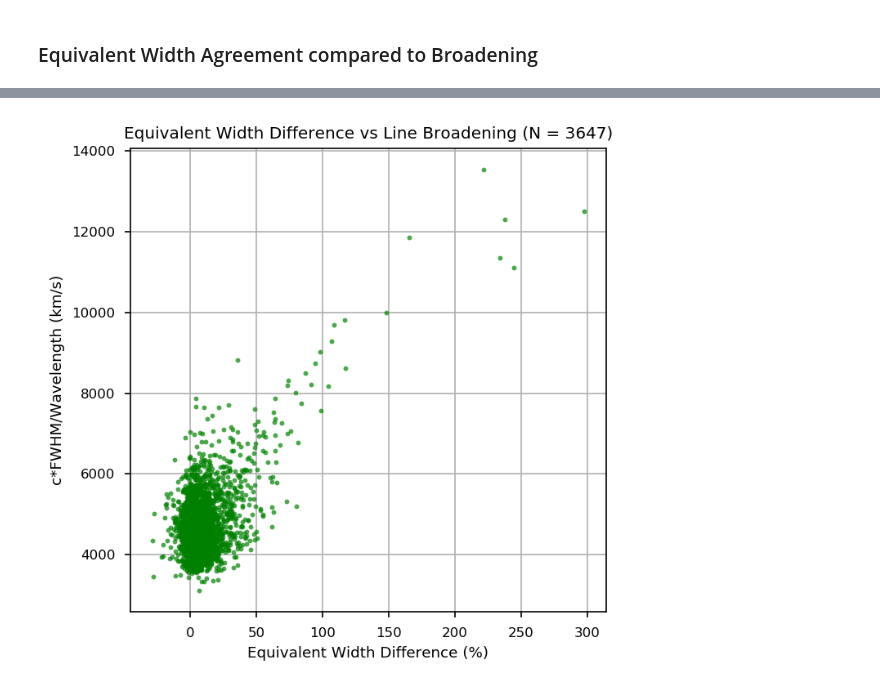
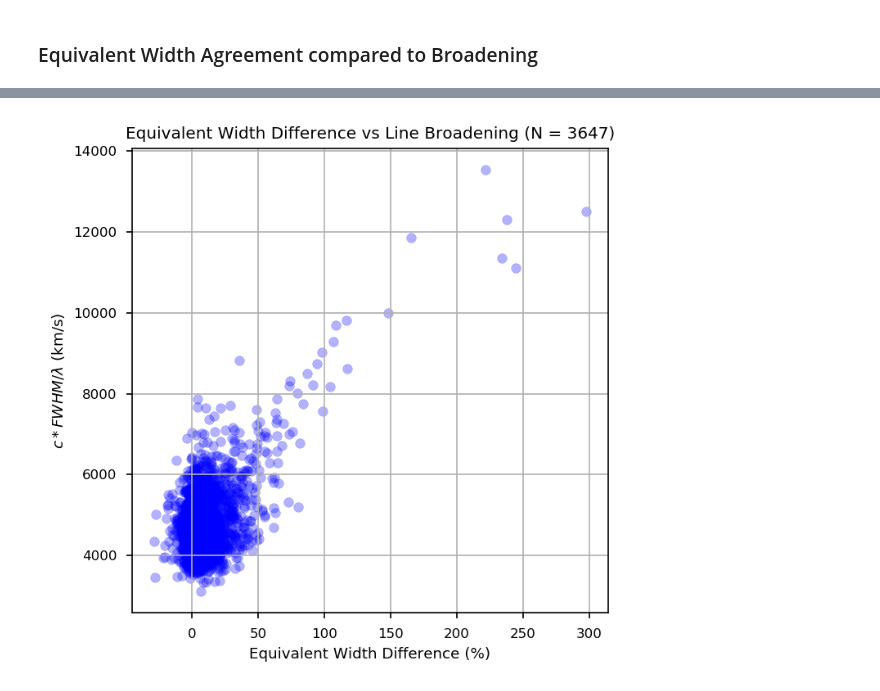
Before and after one commit to jkcarlberg/redgiant_planethosts, a Jupyter notebook: auto_eqw_all.ipynb, the cells around one changed output, grey strips where cells are left out. Drawn from its saved outputs; the diff is of its cells as text; code cells hidden in the pictures.

```diff
--- a/auto_eqw_all.ipynb
+++ b/auto_eqw_all.ipynb
@@ -46,13 +47,14 @@ gauss_amp = -0.2
 gauss_width = 0.15
 gauss_centhresh = 0.2
 
-pars_dict={'7112.17':(10, -0.3, 0.15, 0.2, 0.2), '5838.37':(10,-0.3,0.15,0.15, 0.15)}
+pars_dict={'7112.17':(10, -0.3, 0.15, 0.2, 0.2), '5838.37':(10,-0.3,0.15,0.15, 0.15), '7189.16':(10,-0.3,0.15,-0.3,0.1)}
 
 survey = []
 all_meas = []
 for line in lines:
     # Set fitting parameters
     if line in pars_dict.keys():
+        print(line)
         width = pars_dict[line][0] #Distance from the line on both sides to sample the local continuum from
         gauss_amp = pars_dict[line][1]
         gauss_width = pars_dict[line][2]
@@ -76,7 +78,6 @@ for line in lines:
         byhand_eqw = eqw_df[4][mask.tolist()].tolist()[0]
         if byhand_eqw == 0.:
             continue
-
         s_hdu = fits.open(spec_file)
 
         # Grab the flux and wavelength arrays from the spectrum
@@ -112,19 +113,20 @@ for line in lines:
         #Measure the Equivalent Width of the gaussian line fit against the normalized baseline
         EQW = sp.specfit.EQW(plot=False, continuum_as_baseline=True, xmin = 0, xmax = len(norm))
         EQW = EQW*1000 #mA
+        all_meas.append([line, spec_file.split('/')[-1], ((EQW-byhand_eqw)/byhand_eqw) * 100,EQW-byhand_eqw, fwhm]) #append both formats to the all measurements df
         if percent_difference:
             ew_diff = ((EQW-byhand_eqw)/byhand_eqw) * 100 #Percent Difference
         else:
             ew_diff = EQW-byhand_eqw #mA Difference
         if ew_diff < 1000: #Try to cut out some of these crazy fits
             diff.append(ew_diff)
-        all_meas.append([line, ew_diff, fwhm])
     if percent_difference:
         symbol = "%"
     else:
         symbol = " mA"
     line_stats = [line, np.median(diff),np.std(diff)]
     survey.append(line_stats)
+
     #print("{} Statistics".format(line))
     #print("===============")
 
@@ -133,7 +135,7 @@ for line in lines:
     #print("~95% within {}{}".format(np.round(2*np.std(diff), 2), symbol))
     #print(" ")
 survey_df = pd.DataFrame(survey, columns=["Line (Angstroms)", "Median Difference","Standard Deviation of Difference"])
-all_meas_df = pd.DataFrame(all_meas, columns=["Line (Angstroms)", "Difference","FWHM"])
+all_meas_df = pd.DataFrame(all_meas, columns=["Line (Angstroms)", "Spectrum", "Difference (%)","Difference (mA)","FWHM"])
 # %% [markdown]
 ### Performance Against Known EQWs
 # %%
@@ -210,12 +233,22 @@ Name: FWHM, Length: 3647, dtype: float64
 # %%
-delta_eqw = all_meas_df['Difference']
+percent_difference = True
+if percent_difference:
+    delta_eqw = all_meas_df['Difference (%)'] #percent diff
+    symbol='%'
+else:
+    delta_eqw = all_meas_df['Difference (mA)'] #mA diff
+    symbol="mA"
+
 broadening = c.c.value*(all_meas_df['FWHM']/all_meas_df['Line (Angstroms)'])
 
 fig = plt.figure(figsize=(5,5), dpi=150)
-plt.plot(delta_eqw,broadening, '.', color = 'g', alpha=0.7)
+#plt.plot(delta_eqw,broadening, '.', color = 'r', alpha=0.5)
+plt.scatter(delta_eqw,broadening, alpha=0.3, color='b')
 plt.title("Equivalent Width Difference vs Line Broadening (N = {})".format(len(delta_eqw)))
 plt.xlabel("Equivalent Width Difference ({})".format(symbol))
-plt.ylabel("c*FWHM/Wavelength (km/s)")
+plt.ylabel(r"$c*FWHM/\lambda$ (km/s)")
+#plt.axvline(10,alpha = 0.4, color = 'k')
+#plt.axvline(-10,alpha = 0.4, color = 'k')
 plt.grid()
 # %% [output]
-[figure, old version]
+[figure, new version]
```
Also changed, not shown: parts of 3 cells of this notebook.
